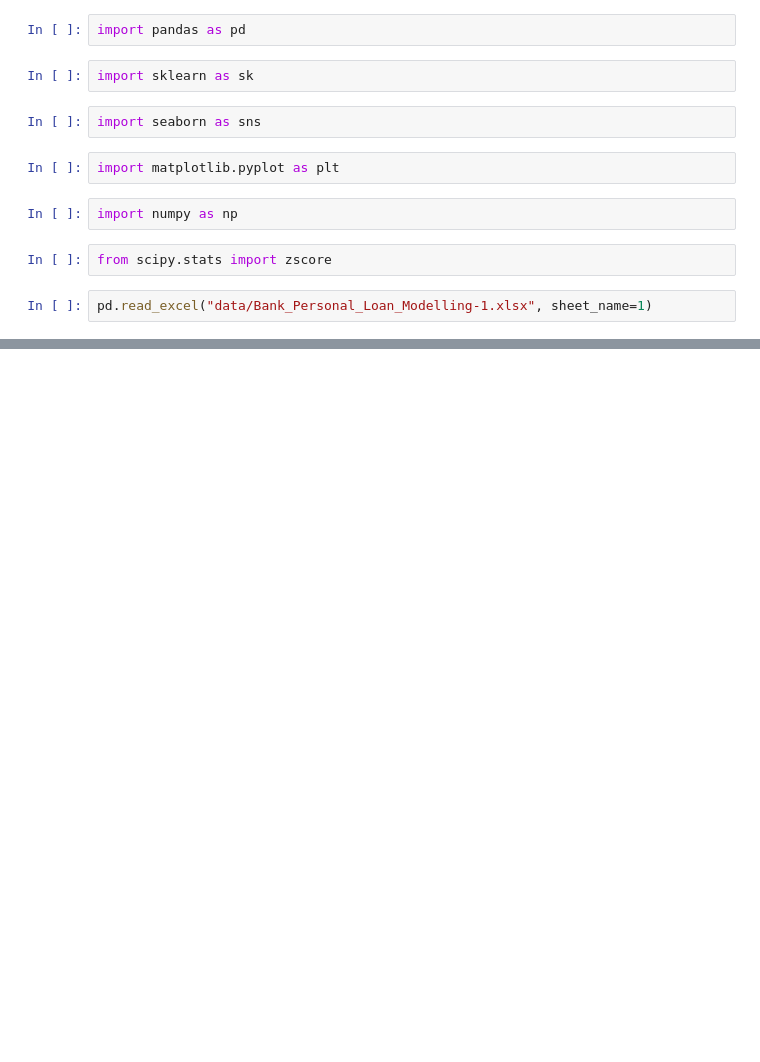
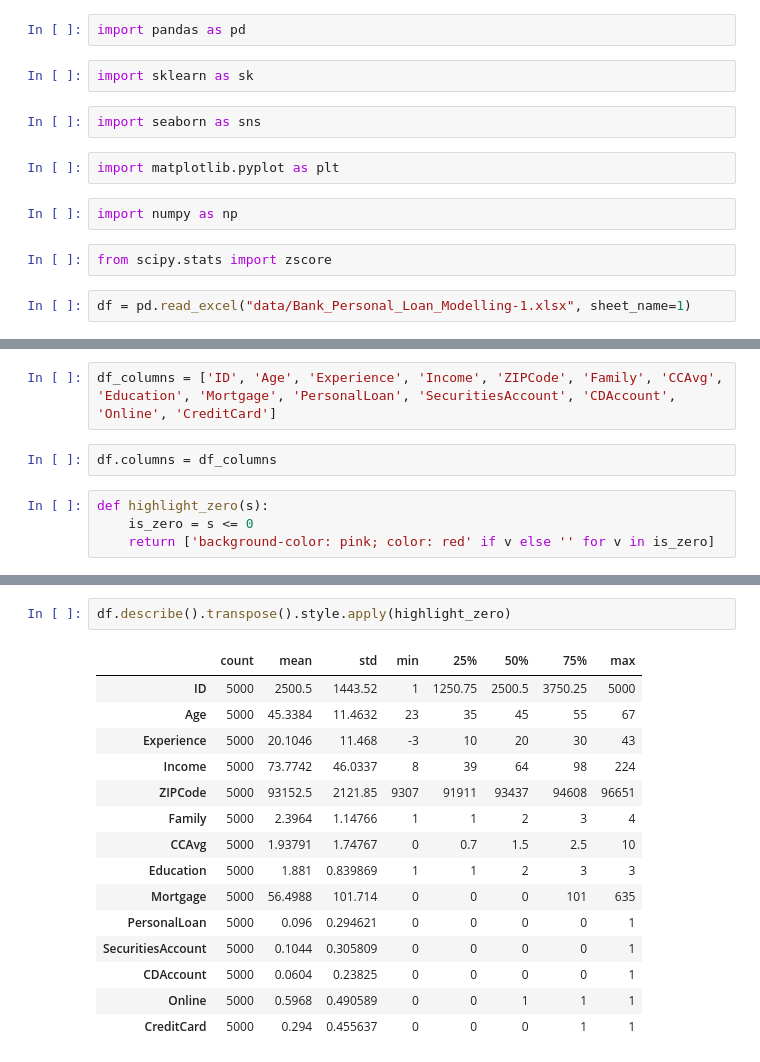
Before and after one commit to shekhar-shanky/MiniProject_SLE, a Jupyter notebook: python_code/Group 5_PGPBDA.B.AUG16_SLE_MiniPro.ipynb, the cells around one changed output, grey strips where cells are left out. Cells and saved outputs as stored; diff of their text form; blank space fills up the shorter version.

```diff
--- a/python_code/Group 5_PGPBDA.B.AUG16_SLE_MiniPro.ipynb
+++ b/python_code/Group 5_PGPBDA.B.AUG16_SLE_MiniPro.ipynb
@@ -27,4 +65,4 @@ import numpy as np
 # %%
 from scipy.stats import zscore
 # %%
-pd.read_excel("data/Bank_Personal_Loan_Modelling-1.xlsx", sheet_name=1)
+df = pd.read_excel("data/Bank_Personal_Loan_Modelling-1.xlsx", sheet_name=1)
@@ -49,0 +69,8 @@ pd.read_excel("data/Bank_Personal_Loan_Modelling-1.xlsx", sheet_name=1)
+# %%
+df_columns = ['ID', 'Age', 'Experience', 'Income', 'ZIPCode', 'Family', 'CCAvg', 'Education', 'Mortgage', 'PersonalLoan', 'SecuritiesAccount', 'CDAccount', 'Online', 'CreditCard']
+# %%
+df.columns = df_columns
+# %%
+def highlight_zero(s):
+    is_zero = s <= 0
+    return ['background-color: pink; color: red' if v else '' for v in is_zero]
@@ -49,0 +91,18 @@ pd.read_excel("data/Bank_Personal_Loan_Modelling-1.xlsx", sheet_name=1)
+# %%
+df.describe().transpose().style.apply(highlight_zero)
+# %% [output]
+|  | count | mean | std | min | 25% | 50% | 75% | max |
+| ID | 5000 | 2500.5 | 1443.52 | 1 | 1250.75 | 2500.5 | 3750.25 | 5000 |
+| Age | 5000 | 45.3384 | 11.4632 | 23 | 35 | 45 | 55 | 67 |
+| Experience | 5000 | 20.1046 | 11.468 | -3 | 10 | 20 | 30 | 43 |
+| Income | 5000 | 73.7742 | 46.0337 | 8 | 39 | 64 | 98 | 224 |
+| ZIPCode | 5000 | 93152.5 | 2121.85 | 9307 | 91911 | 93437 | 94608 | 96651 |
+| Family | 5000 | 2.3964 | 1.14766 | 1 | 1 | 2 | 3 | 4 |
+| CCAvg | 5000 | 1.93791 | 1.74767 | 0 | 0.7 | 1.5 | 2.5 | 10 |
+| Education | 5000 | 1.881 | 0.839869 | 1 | 1 | 2 | 3 | 3 |
+| Mortgage | 5000 | 56.4988 | 101.714 | 0 | 0 | 0 | 101 | 635 |
+| PersonalLoan | 5000 | 0.096 | 0.294621 | 0 | 0 | 0 | 0 | 1 |
+| SecuritiesAccount | 5000 | 0.1044 | 0.305809 | 0 | 0 | 0 | 0 | 1 |
+| CDAccount | 5000 | 0.0604 | 0.23825 | 0 | 0 | 0 | 0 | 1 |
+| Online | 5000 | 0.5968 | 0.490589 | 0 | 0 | 1 | 1 | 1 |
+| CreditCard | 5000 | 0.294 | 0.455637 | 0 | 0 | 0 | 1 | 1 |
```
Also changed, not shown: parts of 6 cells of this notebook.
